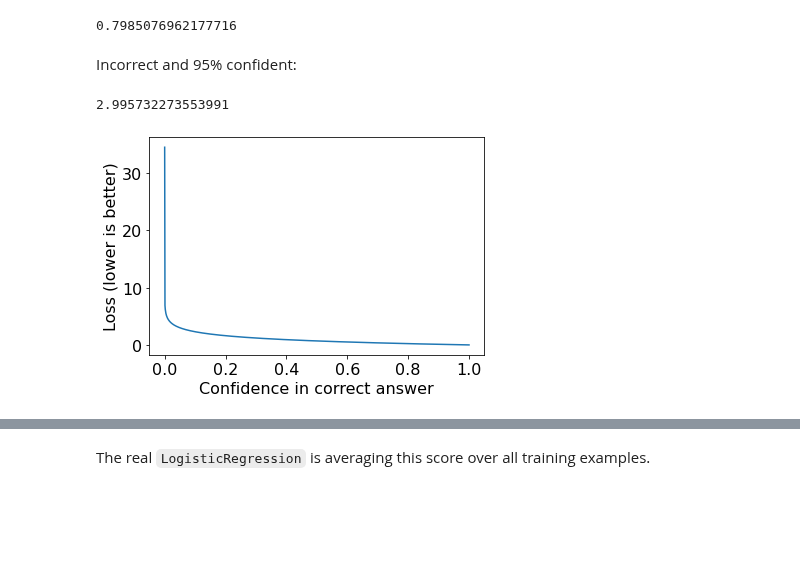
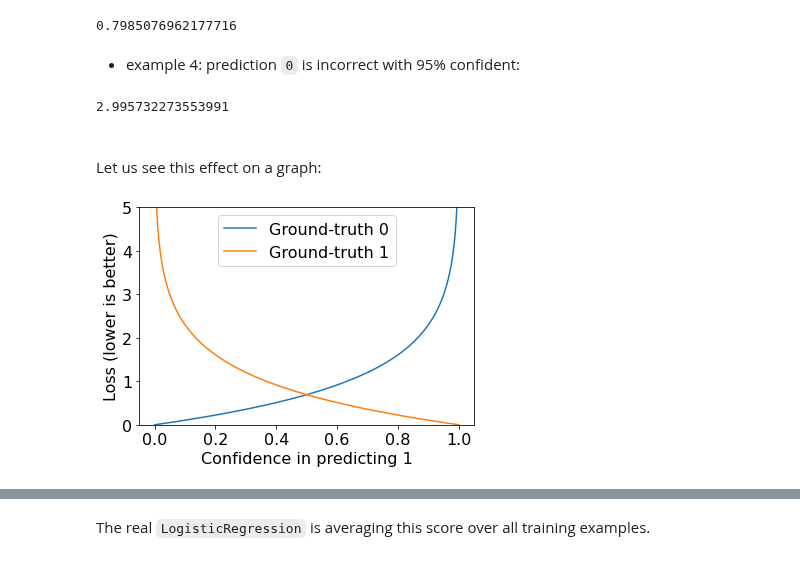
Before and after one commit to UBC-CS/cpsc330-2023s, a Jupyter notebook: lectures/21_communication.ipynb, the cells around one changed output, grey strips where cells are left out. Drawn from its saved outputs; the diff is of its cells as text; code cells hidden in the pictures; blank space fills up the shorter version.

```diff
--- a/lectures/21_communication.ipynb
+++ b/lectures/21_communication.ipynb
@@ -324,5 +350,5 @@ log_loss(y_true=np.array([0]), y_pred=np.array([[0.45, 0.55]]), labels=(0, 1))
 # %% [output]
 0.7985076962177716
-# %% [markdown]
-Incorrect and 95% confident:
+# %% [markdown]
+- example 4: prediction `0` is incorrect with 95% confident:
 # %%
@@ -330,12 +356,17 @@ log_loss(y_true=np.array([0]), y_pred=np.array([[0.05, 0.95]]), labels=(0, 1))
 # %% [output]
 2.995732273553991
+# %% [markdown]
+<br>
+Let us see this effect on a graph:
 # %%
 grid = np.linspace(0, 1, 1000)
-plt.plot(
-    grid,
-    [log_loss(y_true=np.array([1]), y_pred=np.array([g]), labels=(0, 1)) for g in grid],
-)
-plt.xlabel("Confidence in correct answer")
+data = {
+    "Ground-truth 0": [log_loss(y_true=[0], y_pred=[[1-g, g]], labels=(0, 1)) for g in grid],
+    "Ground-truth 1": [log_loss(y_true=[1], y_pred=[[1-g, g]], labels=(0, 1)) for g in grid],
+}
+pd.DataFrame(data, index=grid).plot()
+plt.xlabel("Confidence in predicting 1")
 plt.ylabel("Loss (lower is better)");
+plt.ylim(0, 5);
 # %% [output]
-[figure, old version]
+[figure, new version]
```
Also changed, not shown: parts of 40 cells of this notebook.
